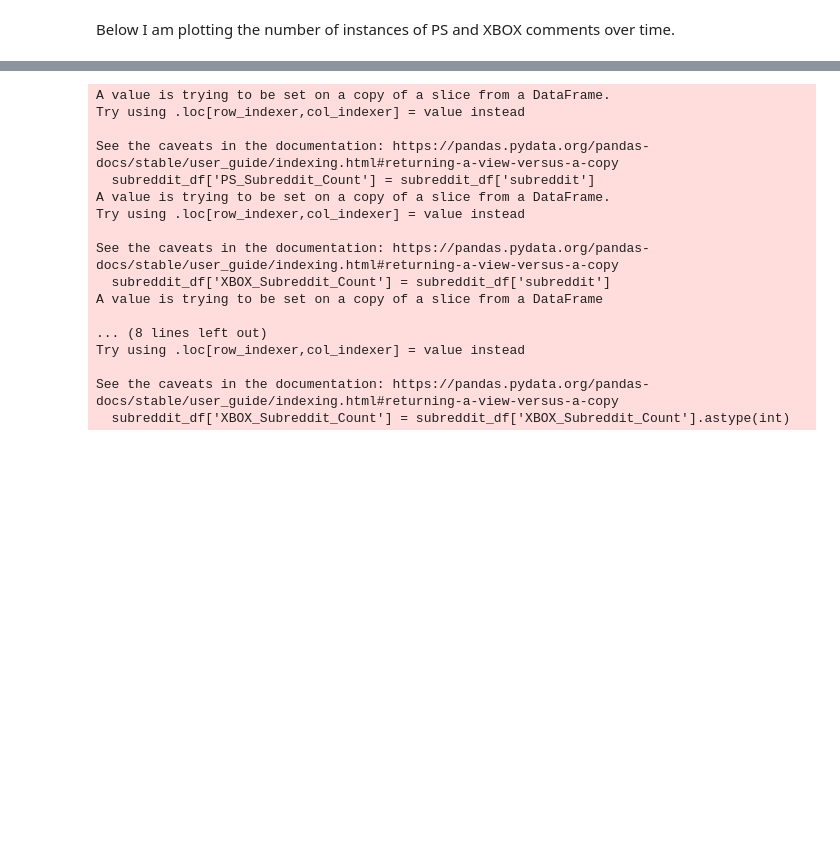
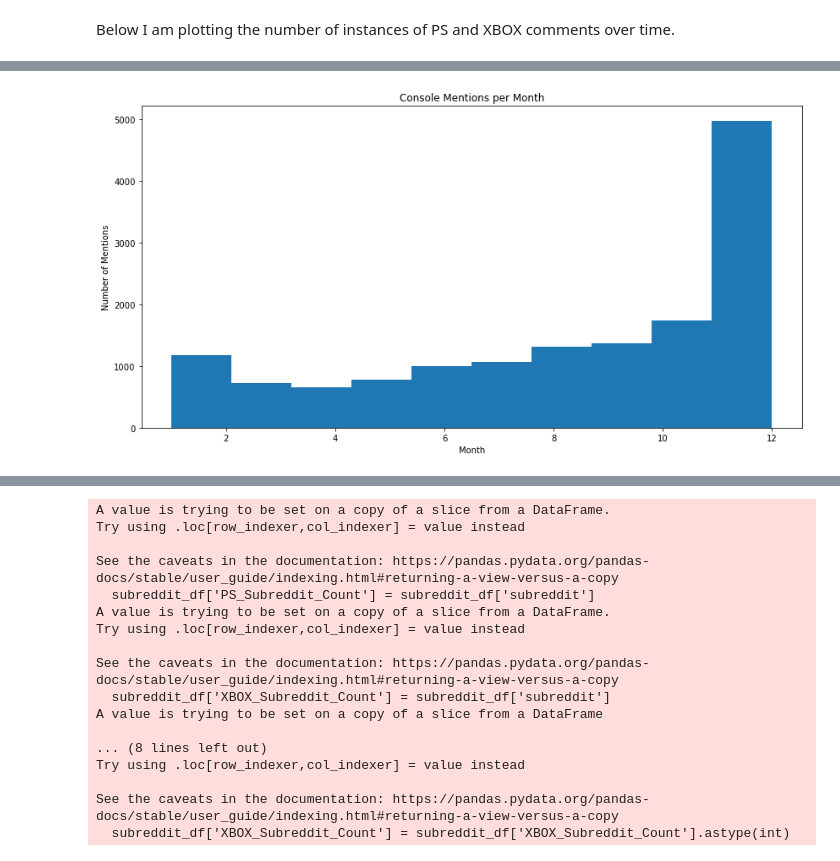
Before and after one commit to ryanlybbert/Capstone2, a Jupyter notebook: UnguidedCapstoneEDA.ipynb, the cells around one changed output, grey strips where cells are left out. Drawn from its saved outputs; the diff is of its cells as text; code cells hidden in the pictures; blank space fills up the shorter version.

```diff
--- a/UnguidedCapstoneEDA.ipynb
+++ b/UnguidedCapstoneEDA.ipynb
@@ -97,0 +167,10 @@ Percent of Reddit Comments are all less than 1% for clarification.
+# %%
+plt.figure(figsize=(14,7))
+plt.hist('month', data=df)
+
+plt.title('Console Mentions per Month')
+plt.xlabel('Month')
+plt.ylabel('Number of Mentions')
+plt.show()
+# %% [output]
+[figure, added]
```
Also changed, not shown: parts of 22 cells of this notebook.
